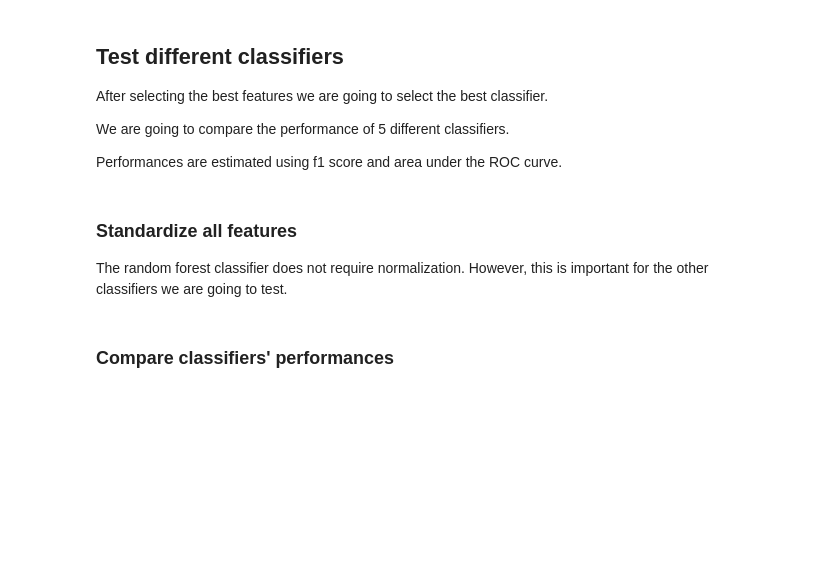
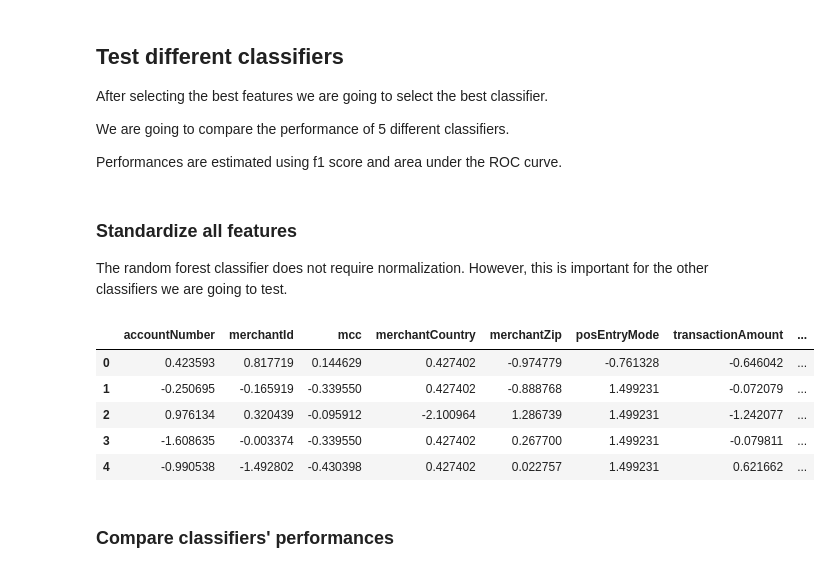
Before and after one commit to GiacomoBenvenuti/Banking_Fraud_Detection, a Jupyter notebook: Fraud_detection_Main.ipynb, the cells around one changed output. Drawn from its saved outputs; the diff is of its cells as text; code cells hidden in the pictures; blank space fills up the shorter version.

```diff
--- a/Fraud_detection_Main.ipynb
+++ b/Fraud_detection_Main.ipynb
@@ -971,6 +971,15 @@ ss = StandardScaler()
 X_train_ss = pd.DataFrame(ss.fit_transform(X_traint), columns=X_traint.columns)
 X_val1_ss  = pd.DataFrame(ss.transform(X_val1t), columns=X_val1t.columns)
 X_val2_ss  = pd.DataFrame(ss.transform(X_val2t), columns=X_val2t.columns)
+# %%
+X_train_ss.head()
+# %% [output]
+|  | accountNumber | merchantId | mcc | merchantCountry | merchantZip | posEntryMode | transactionAmount | ... |
+| 0 | 0.423593 | 0.817719 | 0.144629 | 0.427402 | -0.974779 | -0.761328 | -0.646042 | ... |
+| 1 | -0.250695 | -0.165919 | -0.339550 | 0.427402 | -0.888768 | 1.499231 | -0.072079 | ... |
+| 2 | 0.976134 | 0.320439 | -0.095912 | -2.100964 | 1.286739 | 1.499231 | -1.242077 | ... |
+| 3 | -1.608635 | -0.003374 | -0.339550 | 0.427402 | 0.267700 | 1.499231 | -0.079811 | ... |
+| 4 | -0.990538 | -1.492802 | -0.430398 | 0.427402 | 0.022757 | 1.499231 | 0.621662 | ... |
 # %%
 # test 5 different models
 classifiers_labels = [
```
Also changed, not shown: parts of 9 cells of this notebook.
